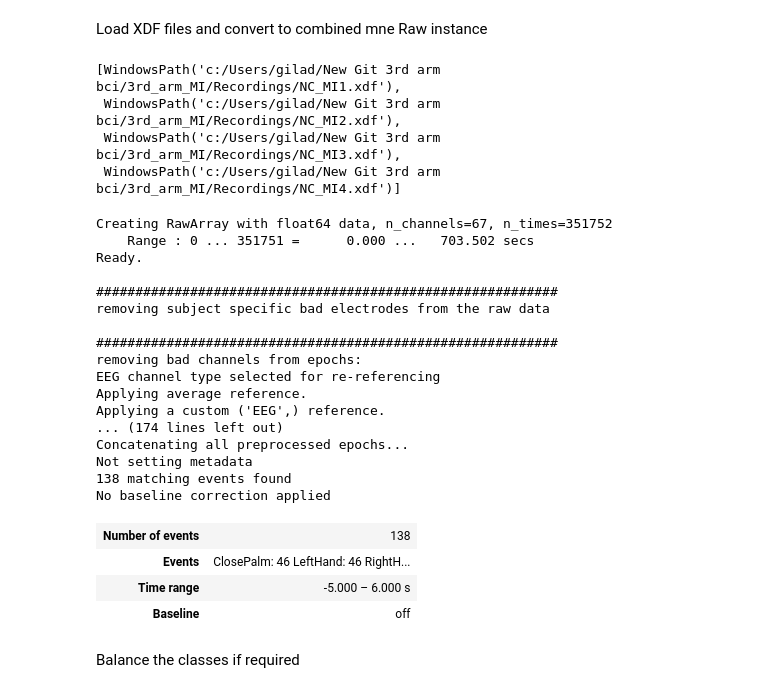
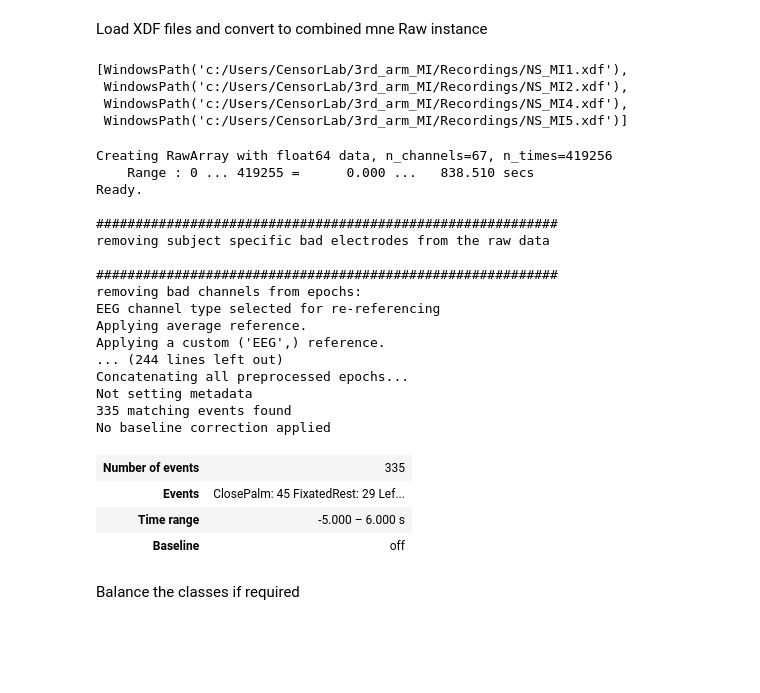
Before and after one commit to Giladsc/3rd_arm_MI, a Jupyter notebook: notebooks/Main_Experiment.ipynb, the cells around one changed output. Saved outputs shown, nothing was run; the diff lists cells and outputs as text; code cells hidden in the pictures; blank space fills up the shorter version.

```diff
--- a/notebooks/Main_Experiment.ipynb
+++ b/notebooks/Main_Experiment.ipynb
@@ -61,7 +64,7 @@ Subject IDs: ['DD', 'DD', 'DD', 'DD', 'Fudge', 'Fudge', 'Fudge', 'Fudge', 'Gilad
 # %% [markdown]
 Define Subject Name
 # %%
-subject_name = 'NC' # Manually define subject name
+subject_name = 'NS' # Manually define subject name
 # %% [markdown]
 Choose a parameter dictionary
 # %%
@@ -77,17 +80,17 @@ params_dict['filter_method']='iir'
 params_dict['epoch_tmins_and_maxes_grid'] = [-5,6]
 params_dict['epoch_tmin'] = -5
 params_dict['epoch_tmax'] = 6
-params_dict['n_components']= 4
-params_dict['LowPass']=6
-params_dict['HighPass']=30
+params_dict['n_components']= 8
+params_dict['LowPass']=8
+params_dict['HighPass']=32
 params_dict['filters_bands']=[[7, 12], [12, 20], [20, 28], [28, 35]]
 params_dict['augmentation_params']={'win_len': 0, 'win_step': 0.25}
 params_dict['classifier_window_s']=0.2
 params_dict['classifier_window_e']=4
 params_dict['windowed_prediction_params']={'win_len': 2, 'win_step': 0.25}
-params_dict['pipeline_name']='csp+lda'
+params_dict['pipeline_name']='ts+FGDA'
 params_dict['n_components_fbcsp']=8
-params_dict['desired_events'] = ['ClosePalm','LeftHand','RightHand']
+params_dict['desired_events'] = ['ClosePalm','LeftHand','RightHand','FixatedRest','Rest']
 # %% [markdown]
 Load XDF files and convert to combined mne Raw instance
 # %%
@@ -95,52 +98,52 @@ xdf_files = [f for f in recording_path.glob('*.xdf') if subject_name in  f.name]
 #OriginalRaw = Load_and_concatenate_xdf(xdf_files)
 xdf_files[:]
 # %% [output]
-[WindowsPath('c:/Users/gilad/New Git 3rd arm bci/3rd_arm_MI/Recordings/NC_MI1.xdf'),
- WindowsPath('c:/Users/gilad/New Git 3rd arm bci/3rd_arm_MI/Recordings/NC_MI2.xdf'),
- WindowsPath('c:/Users/gilad/New Git 3rd arm bci/3rd_arm_MI/Recordings/NC_MI3.xdf'),
- WindowsPath('c:/Users/gilad/New Git 3rd arm bci/3rd_arm_MI/Recordings/NC_MI4.xdf')]
+[WindowsPath('c:/Users/CensorLab/3rd_arm_MI/Recordings/NS_MI1.xdf'),
+ WindowsPath('c:/Users/CensorLab/3rd_arm_MI/Recordings/NS_MI2.xdf'),
+ WindowsPath('c:/Users/CensorLab/3rd_arm_MI/Recordings/NS_MI4.xdf'),
+ WindowsPath('c:/Users/CensorLab/3rd_arm_MI/Recordings/NS_MI5.xdf')]
 # %%
 epochs_list = []
 filter_bank_epochs_list = []
 movement_events = ['ClosePalm','OpenPalm']
-for xdf_file in xdf_files[:-1]:
+for xdf_file in xdf_files[:]:
     raw=read_raw_xdf(xdf_file)
     #threshold_raw = filter_events_by_rating(raw,movement_events,rating_threshold = 4)
     #raw_for_ICA = raw_EEG_Preprocessing(current_path,raw,params_dict)
     filtered_raw,epoch,filter_bank_epochs,mean_across_epochs, events_trigger_dict = EEG_Preprocessing(current_path,raw,params_dict, pick_channels=True)
     epoch = remap_epoch_events_to_standard(epoch, standard_event_id, params_dict['desired_events'])
     # Update events_trigger_dict to match new labels
     params_dict['events_trigger_dict'] = {event: standard_event_id[event] for event in params_dict['desired_events']}
     events_trigger_dict = params_dict['events_trigger_dict']
     epochs_list.append(epoch)
     filter_bank_epochs_list.append(filter_bank_epochs)
 
 print("Concatenating all preprocessed epochs...")
 
 
 epochs = mne.concatenate_epochs(epochs_list, on_mismatch='warn')
 filter_bank_epochs = None
 epochs
 # %% [output]
-Creating RawArray with float64 data, n_channels=67, n_times=351752
-    Range : 0 ... 351751 =      0.000 ...   703.502 secs
+Creating RawArray with float64 data, n_channels=67, n_times=419256
+    Range : 0 ... 419255 =      0.000 ...   838.510 secs
 Ready.
 
 ###########################################################
 removing subject specific bad electrodes from the raw data
 
 ###########################################################
 removing bad channels from epochs:
 EEG channel type selected for re-referencing
 Applying average reference.
 Applying a custom ('EEG',) reference.
-... (174 lines left out)
+... (244 lines left out)
 Concatenating all preprocessed epochs...
 Not setting metadata
-138 matching events found
+335 matching events found
 No baseline correction applied
-| Number of events | 138 |
-| Events | ClosePalm: 46 LeftHand: 46 RightH... |
+| Number of events | 335 |
+| Events | ClosePalm: 45 FixatedRest: 29 Lef... |
 | Time range | -5.000 – 6.000 s |
 | Baseline | off |
 # %% [markdown]
```
Also changed, not shown: parts of 27 cells of this notebook, 9 other files.
